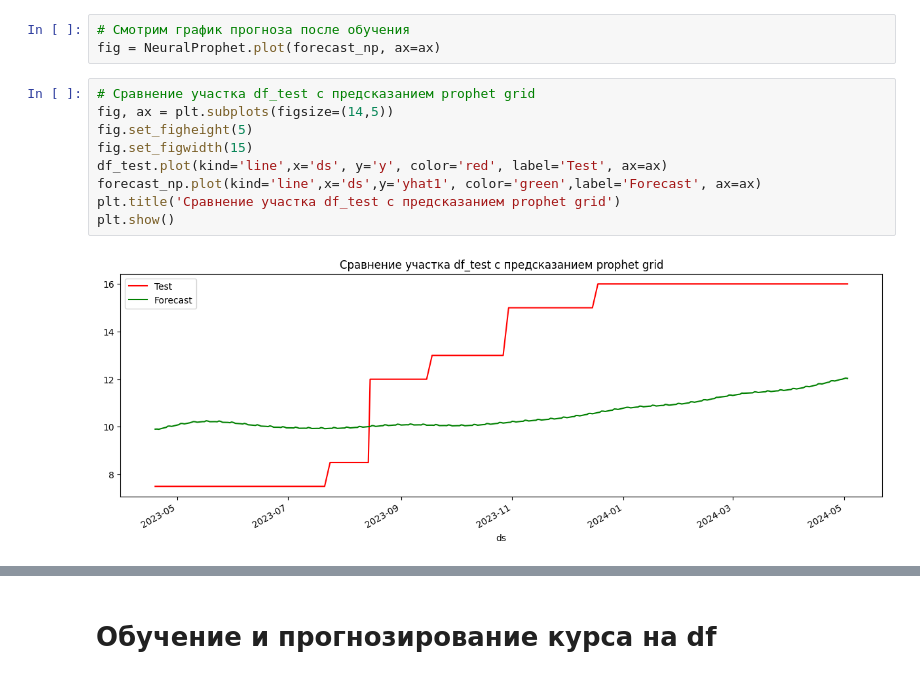
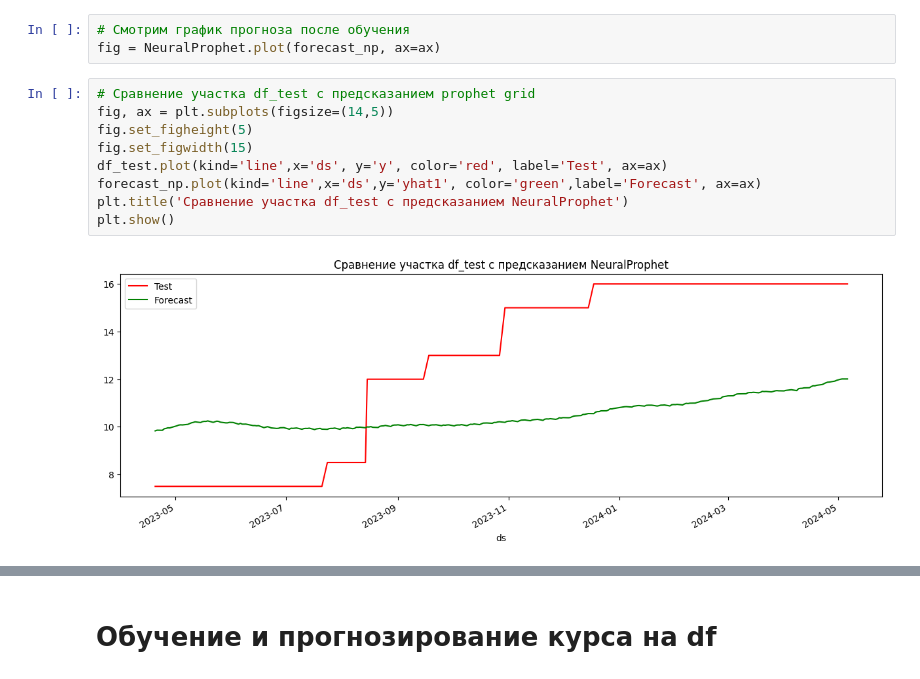
Before and after one commit to myxa95/01_Prediction_of_the_key_rate_in_the_Russian_Federation, a Jupyter notebook: notebooks/Baseline_Tuning.ipynb, the cells around one changed output, grey strips where cells are left out. Drawn from its saved outputs; the diff is of its cells as text.

```diff
--- a/notebooks/Baseline_Tuning.ipynb
+++ b/notebooks/Baseline_Tuning.ipynb
@@ -435,14 +435,14 @@ fig = NeuralProphet.plot(forecast_np, ax=ax)
 # %%
 # Сравнение участка df_test с предсказанием prophet grid
 fig, ax = plt.subplots(figsize=(14,5))
 fig.set_figheight(5)
 fig.set_figwidth(15)
 df_test.plot(kind='line',x='ds', y='y', color='red', label='Test', ax=ax)
 forecast_np.plot(kind='line',x='ds',y='yhat1', color='green',label='Forecast', ax=ax)
-plt.title('Сравнение участка df_test с предсказанием prophet grid')
+plt.title('Сравнение участка df_test с предсказанием NeuralProphet')
 plt.show()
 # %% [output]
-[figure, old version]
+[figure, new version]
 # %%
 # Сравниваем метрики после добавления NeuralProphet
 metrics = pd.concat([metrics, get_metrics(y_test=df_test['y'], y_pred=forecast_np['yhat1'], name='NeuralProphet')])
```
Also changed, not shown: parts of 27 cells of this notebook, 14 other files.
